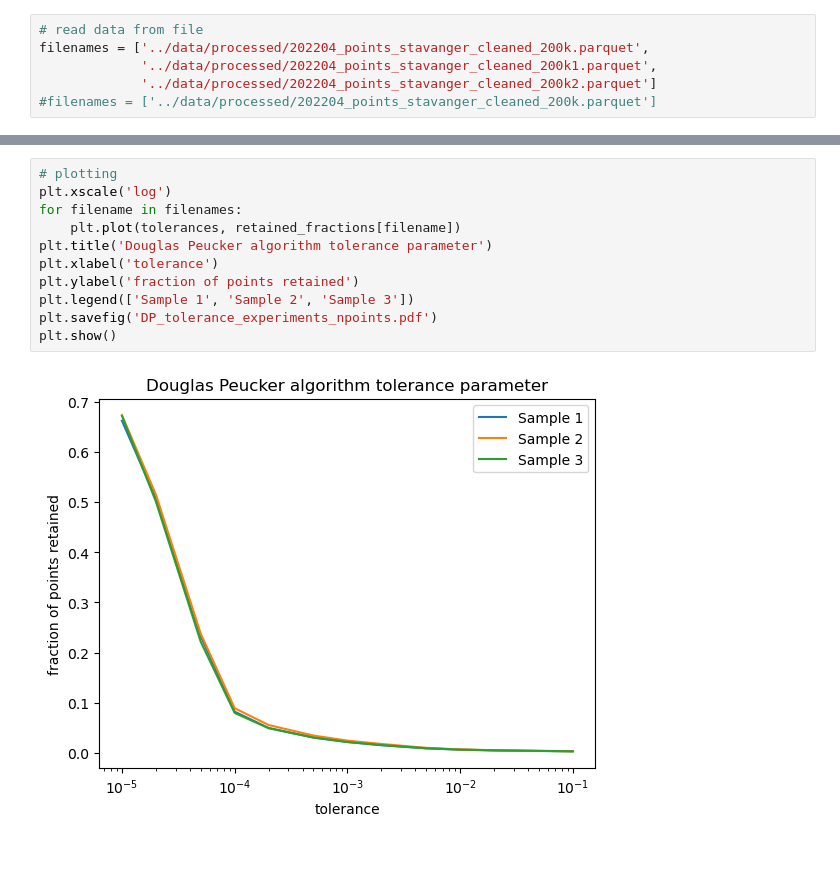
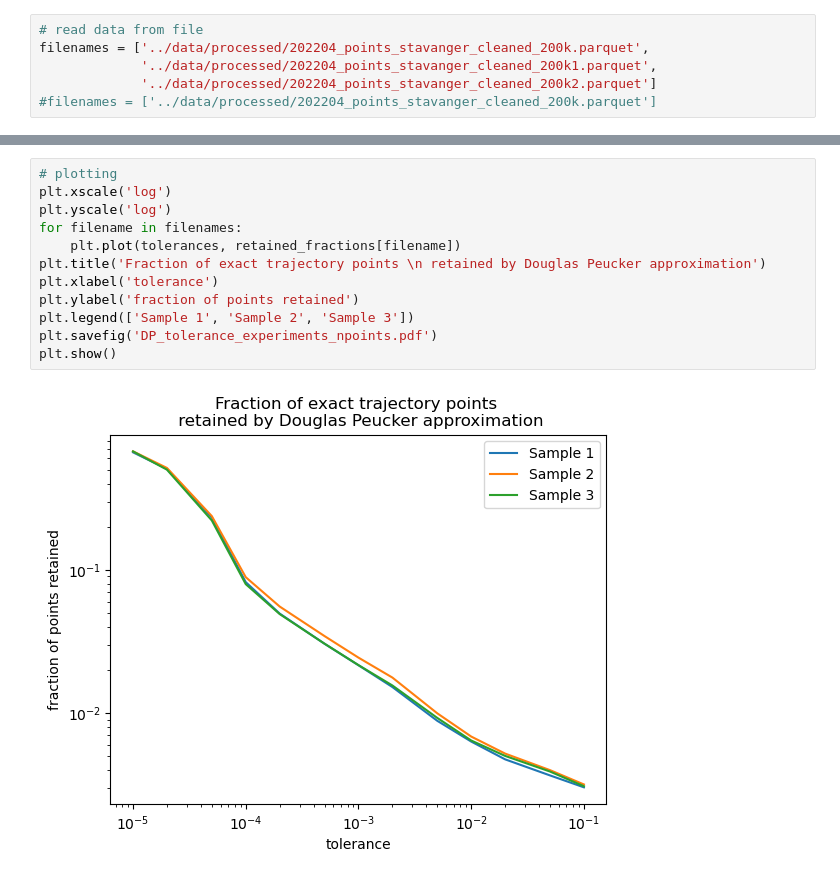
Before and after one commit to vhffm/maritime_route_prediction, a Jupyter notebook: notebooks/8_parameters_DP_jhw.ipynb, the cells around one changed output, grey strips where cells are left out. Cells and saved outputs as stored; diff of their text form.

```diff
--- a/notebooks/8_parameters_DP_jhw.ipynb
+++ b/notebooks/8_parameters_DP_jhw.ipynb
@@ -67,13 +85,14 @@ Trajectories: 248
 # %%
 # plotting
 plt.xscale('log')
+plt.yscale('log')
 for filename in filenames:
     plt.plot(tolerances, retained_fractions[filename])
-plt.title('Douglas Peucker algorithm tolerance parameter')
+plt.title('Fraction of exact trajectory points \n retained by Douglas Peucker approximation')
 plt.xlabel('tolerance')
 plt.ylabel('fraction of points retained')
 plt.legend(['Sample 1', 'Sample 2', 'Sample 3'])
 plt.savefig('DP_tolerance_experiments_npoints.pdf')
 plt.show()
 # %% [output]
-[figure, old version]
+[figure, new version]
```
Also changed, not shown: parts of 4 cells of this notebook, 9 other files.
